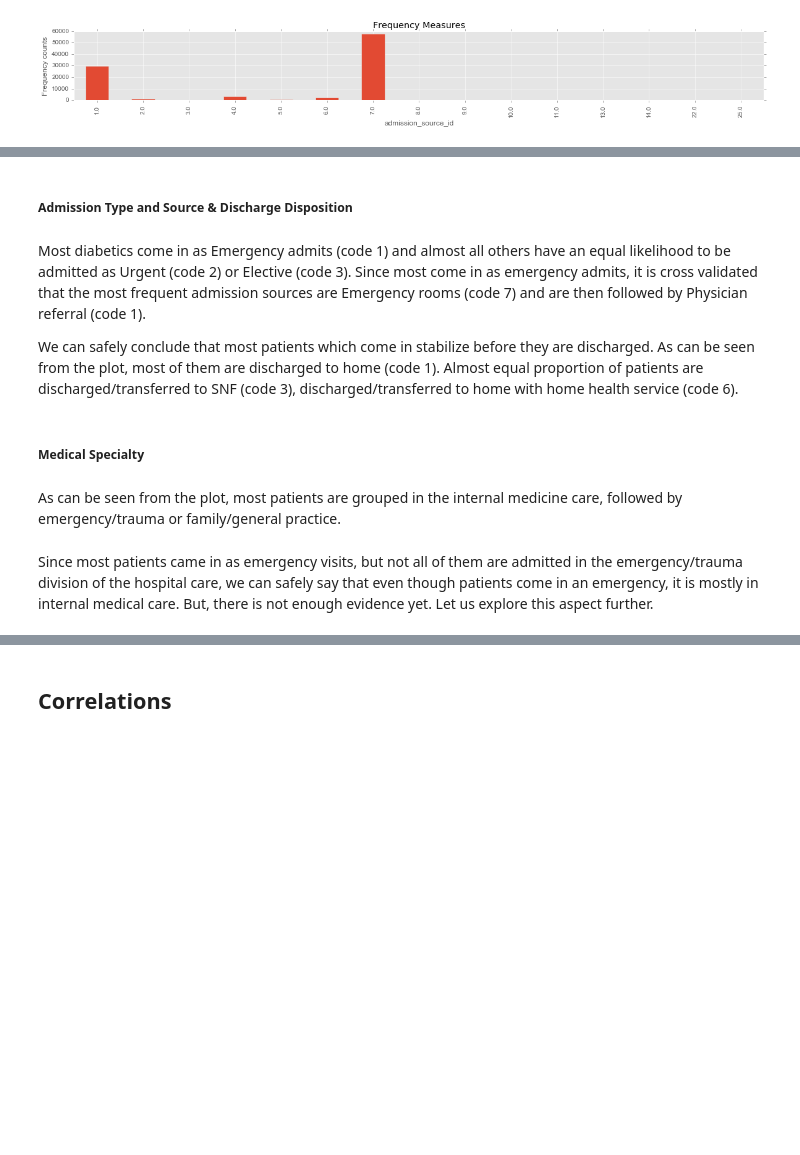
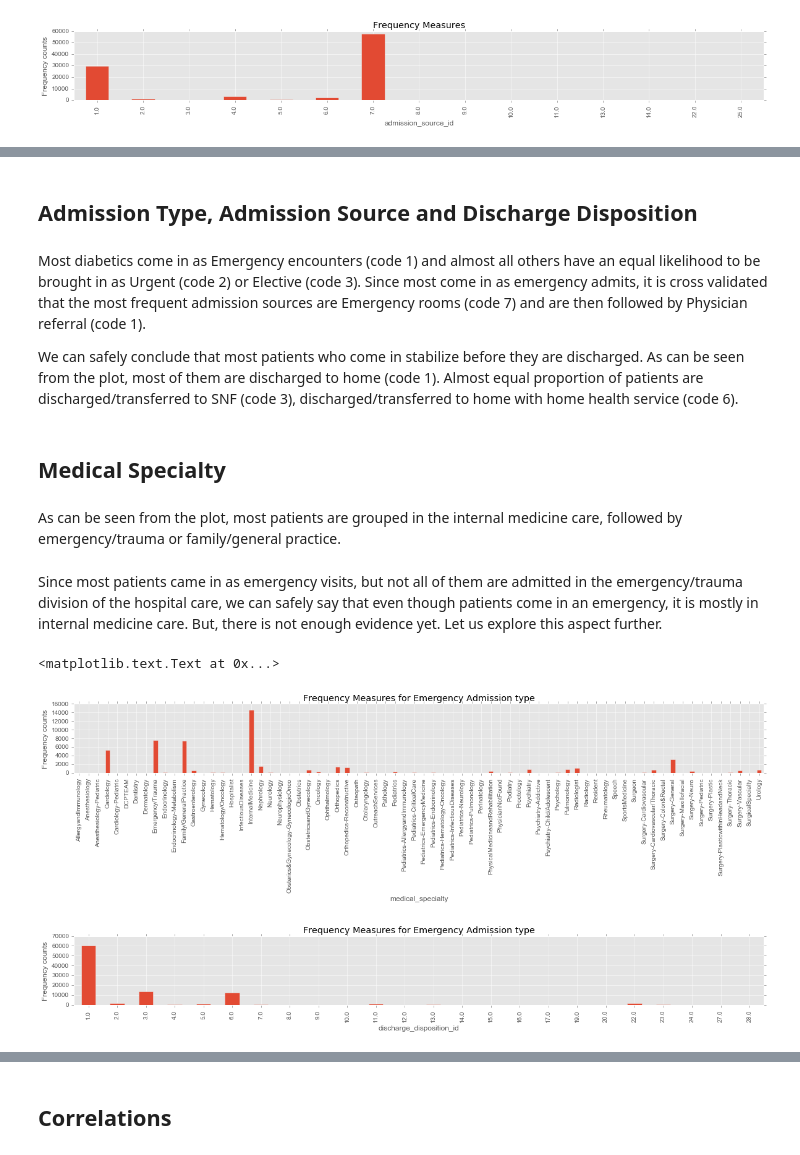
Before and after one commit to gaurikatyagi/Diabetes-Analysis, a Jupyter notebook: ExploratoryDataAnalysis-Diabetes.ipynb, the cells around one changed output, grey strips where cells are left out. Drawn from its saved outputs; the diff is of its cells as text; code cells hidden in the pictures; blank space fills up the shorter version.

```diff
--- a/ExploratoryDataAnalysis-Diabetes.ipynb
+++ b/ExploratoryDataAnalysis-Diabetes.ipynb
@@ -311,12 +273,29 @@ Alarmingly, it is observed that Caucasions have the highest chance of coming in
 # %% [markdown]
-##### Admission Type and Source & Discharge Disposition
+## Admission Type, Admission Source and Discharge Disposition
 # %% [markdown]
-Most diabetics come in as Emergency admits (code 1) and almost all others have an equal likelihood to be admitted as Urgent (code 2) or Elective (code 3). Since most come in as emergency admits, it is cross validated that the most frequent admission sources are Emergency rooms (code 7) and are then followed by Physician referral (code 1).
+Most diabetics come in as Emergency encounters (code 1) and almost all others have an equal likelihood to be brought in as Urgent (code 2) or Elective (code 3). Since most come in as emergency admits, it is cross validated that the most frequent admission sources are Emergency rooms (code 7) and are then followed by Physician referral (code 1).
 
-We can safely conclude that most patients which come in stabilize before they are discharged. As can be seen from the plot, most of them are discharged to home (code 1). Almost equal proportion of patients are discharged/transferred to SNF (code 3), discharged/transferred to home with home health service (code 6).
+We can safely conclude that most patients who come in stabilize before they are discharged. As can be seen from the plot, most of them are discharged to home (code 1). Almost equal proportion of patients are discharged/transferred to SNF (code 3), discharged/transferred to home with home health service (code 6).
 # %% [markdown]
-##### Medical Specialty
+## Medical Specialty
 # %% [markdown]
 As can be seen from the plot, most patients are grouped in the internal medicine care, followed by emergency/trauma or family/general practice.
 # %% [markdown]
-Since most patients came in as emergency visits, but not all of them are admitted in the emergency/trauma division of the hospital care, we can safely say that even though patients come in an emergency, it is mostly in internal medical care. But, there is not enough evidence yet. Let us explore this aspect further.
+Since most patients came in as emergency visits, but not all of them are admitted in the emergency/trauma division of the hospital care, we can safely say that even though patients come in an emergency, it is mostly in internal medicine care. But, there is not enough evidence yet. Let us explore this aspect further.
+# %%
+data_emergency = clean_diabetes[(clean_diabetes["admission_type_id"]== 1)]
+grouped_object = clean_diabetes.groupby(["medical_specialty"])
+group_size = grouped_object.size()
+sub_plot = pd.DataFrame(group_size).plot.bar(figsize=(20, 2), legend = None)
+sub_plot.set_ylabel("Frequency counts")
+sub_plot.set_title("Frequency Measures of medical specialty provided for Emergency Admission type ")
+
+grouped_object = clean_diabetes.groupby(["discharge_disposition_id"])
+group_size = grouped_object.size()
+sub_plot = pd.DataFrame(group_size).plot.bar(figsize=(20, 2), legend = None)
+sub_plot.set_ylabel("Frequency counts")
+sub_plot.set_title("Frequency Measures of discharge type for Emergency Admission type")
+# %% [output]
+<matplotlib.text.Text at 0x...>
+[figure, added]
+[figure, added]
```
Also changed, not shown: parts of 40 cells of this notebook.
